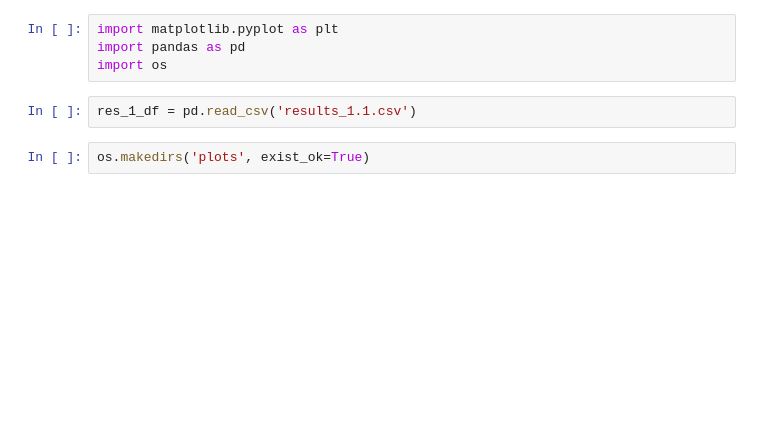
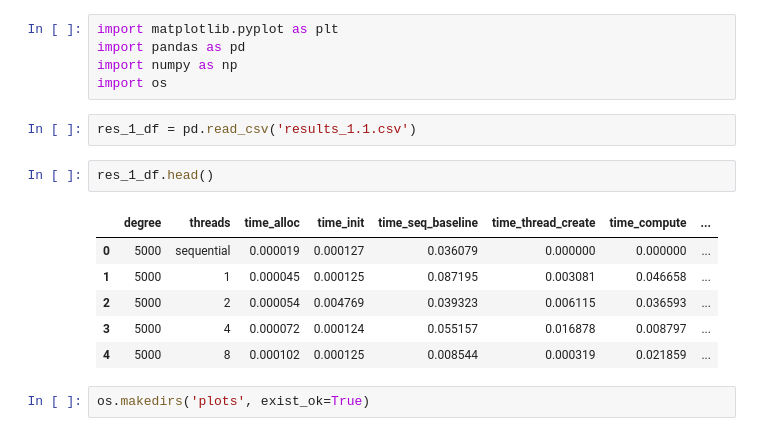
Before and after one commit to marrln/Thread-Experiments, a Jupyter notebook: 1_1_polynomial_multiplication/plotter_1_1.ipynb, the cells around one changed output. Saved outputs shown, nothing was run; the diff lists cells and outputs as text; blank space fills up the shorter version.

```diff
--- a/1_1_polynomial_multiplication/plotter_1_1.ipynb
+++ b/1_1_polynomial_multiplication/plotter_1_1.ipynb
@@ -1,8 +1,18 @@
 # %%
 import matplotlib.pyplot as plt
 import pandas as pd
+import numpy as np
 import os
 # %%
 res_1_df = pd.read_csv('results_1.1.csv')
+# %%
+res_1_df.head()
+# %% [output]
+|  | degree | threads | time_alloc | time_init | time_seq_baseline | time_thread_create | time_compute | ... |
+| 0 | 5000 | sequential | 0.000019 | 0.000127 | 0.036079 | 0.000000 | 0.000000 | ... |
+| 1 | 5000 | 1 | 0.000045 | 0.000125 | 0.087195 | 0.003081 | 0.046658 | ... |
+| 2 | 5000 | 2 | 0.000054 | 0.004769 | 0.039323 | 0.006115 | 0.036593 | ... |
+| 3 | 5000 | 4 | 0.000072 | 0.000124 | 0.055157 | 0.016878 | 0.008797 | ... |
+| 4 | 5000 | 8 | 0.000102 | 0.000125 | 0.008544 | 0.000319 | 0.021859 | ... |
 # %%
 os.makedirs('plots', exist_ok=True)
```
Also changed, not shown: parts of 2 cells of this notebook, 1 other file.
